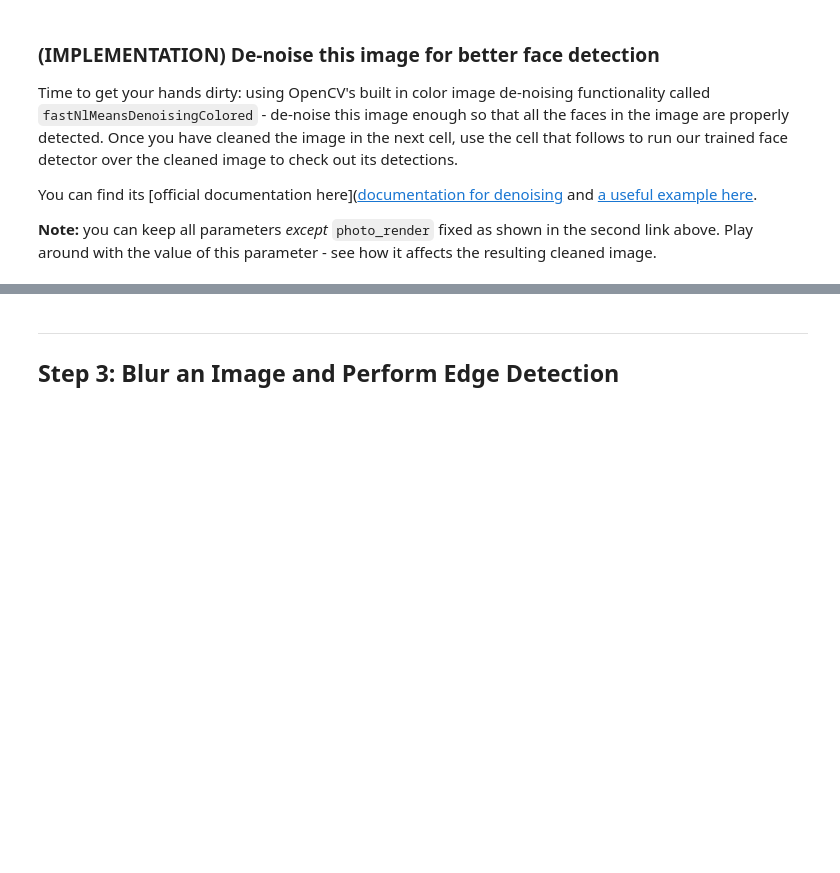
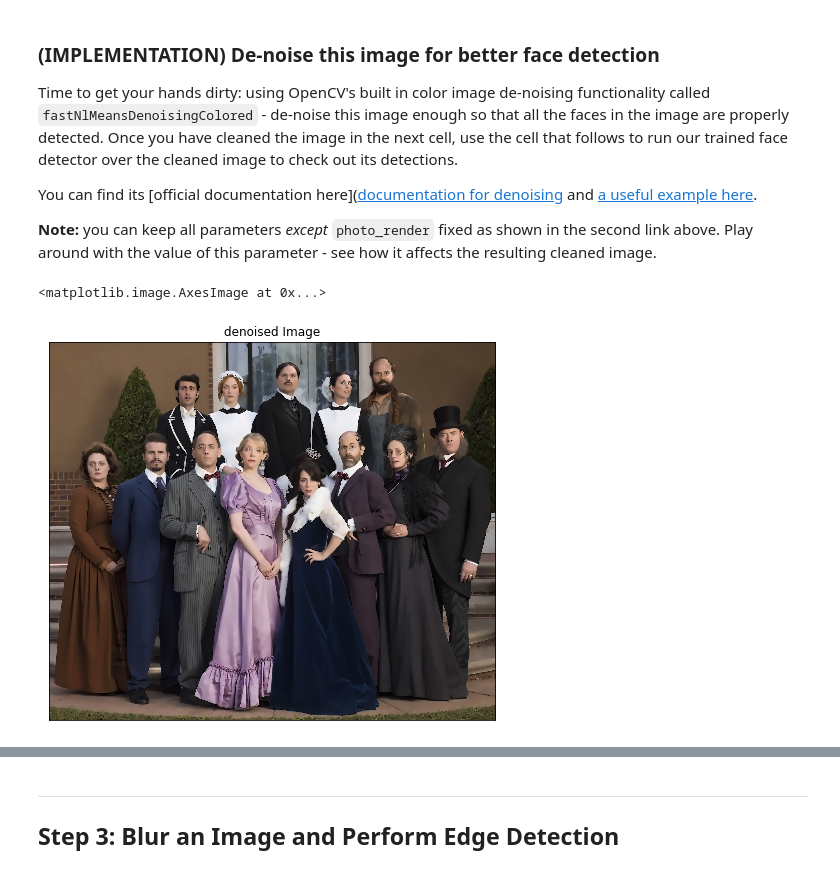
Before and after one commit to spec2e/AIND-CV-FacialKeypoints, a Jupyter notebook: CV_project.ipynb, the cells around one changed output, grey strips where cells are left out. Drawn from its saved outputs; the diff is of its cells as text; code cells hidden in the pictures; blank space fills up the shorter version.

```diff
--- a/CV_project.ipynb
+++ b/CV_project.ipynb
@@ -434,5 +458,17 @@ You can find its [official documentation here]([documentation for denoising](htt
 # %%
 ## TODO: Use OpenCV's built in color image de-noising function to clean up our noisy image!
 
 
-denoised_image = # your final de-noised image (should be RGB)
+denoised_image = cv2.fastNlMeansDenoisingColored(image,None,10,10,7,21)
+
+# Plot our noisy image!
+fig = plt.figure(figsize = (8,8))
+ax1 = fig.add_subplot(111)
+ax1.set_xticks([])
+ax1.set_yticks([])
+
+ax1.set_title('denoised Image')
+ax1.imshow(denoised_image)
+# %% [output]
+<matplotlib.image.AxesImage at 0x...>
+[figure, added]
```
Also changed, not shown: parts of 15 cells of this notebook.
